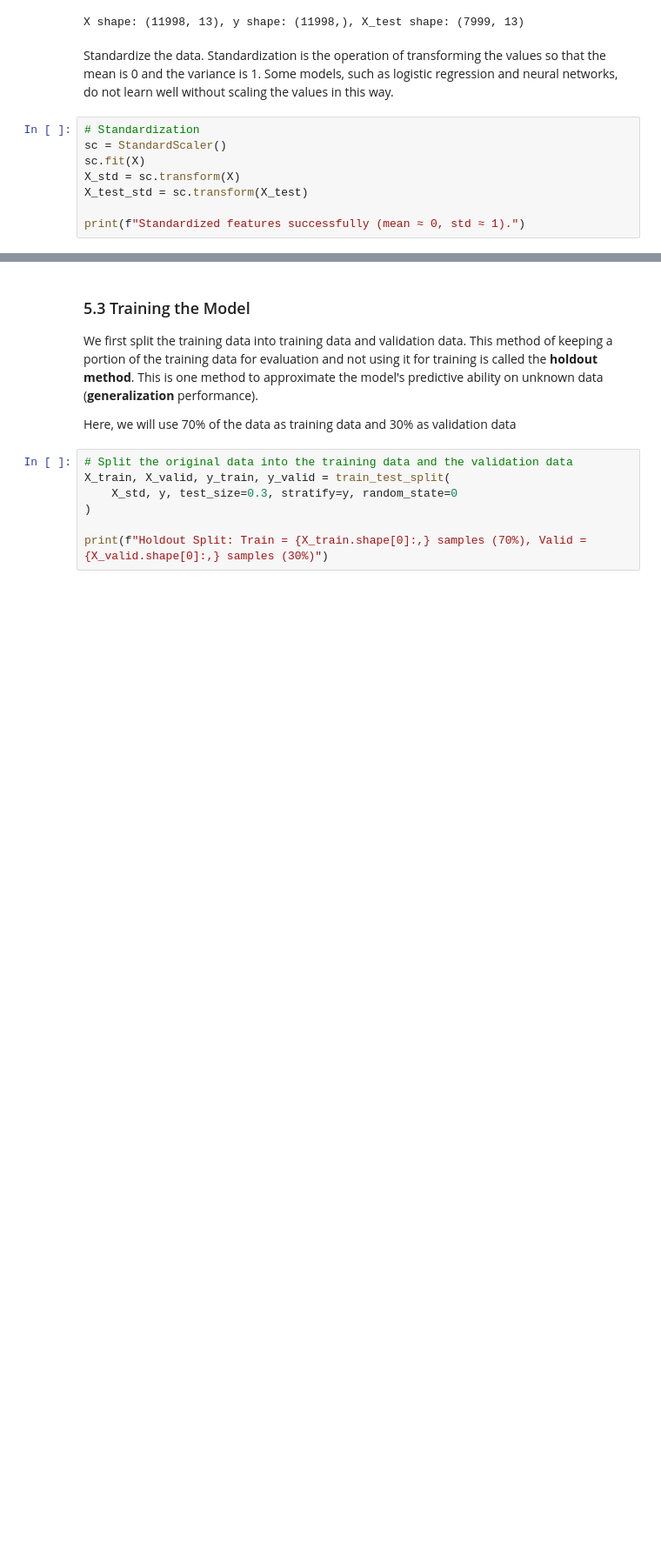
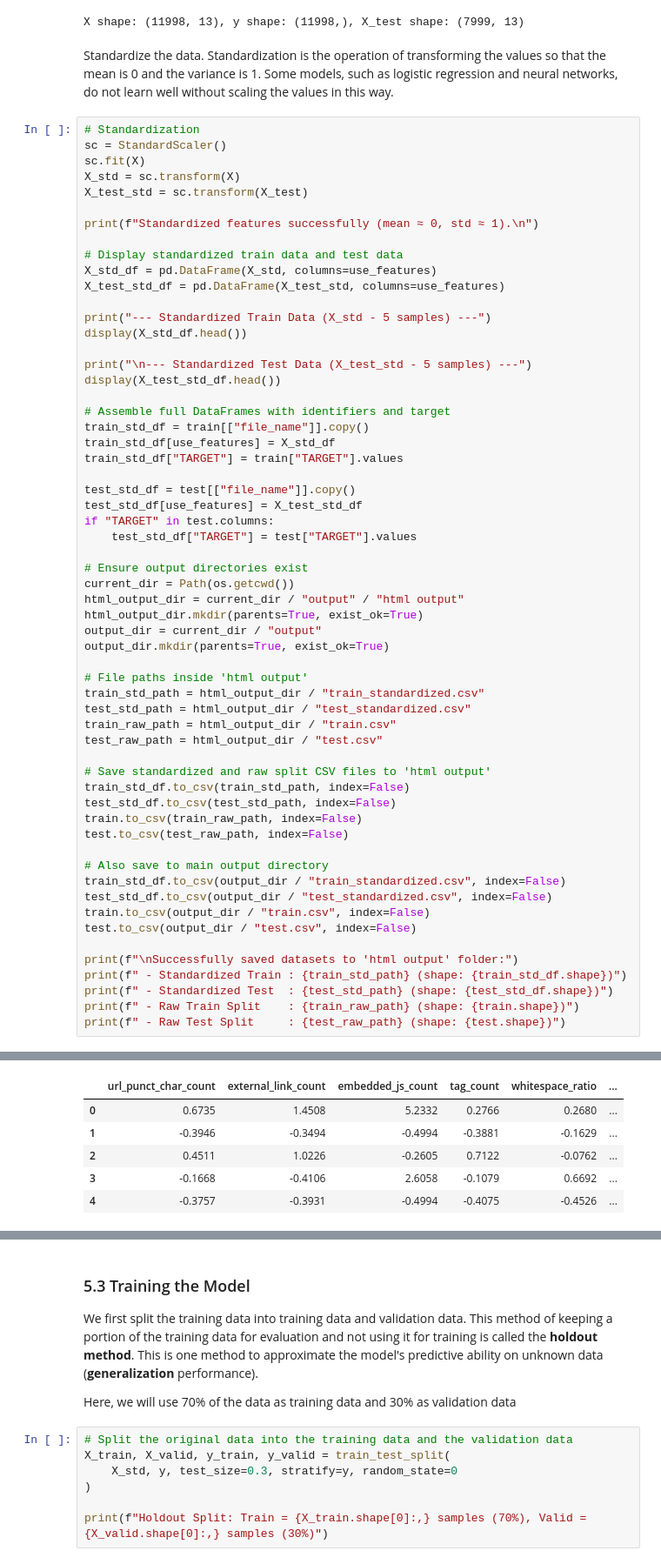
Before and after one commit to ChaiWork/ExplainPhish, a Jupyter notebook: googleCollab/explainPhishHTML.ipynb, the cells around one changed output, grey strips where cells are left out. Shown at 87% size. Saved outputs shown, nothing was run; the diff lists cells and outputs as text; blank space fills up the shorter version.

```diff
--- a/googleCollab/explainPhish.ipynb
+++ b/googleCollab/explainPhishHTML.ipynb
@@ -738,6 +737,57 @@ sc.fit(X)
 X_std = sc.transform(X)
 X_test_std = sc.transform(X_test)
 
-print(f"Standardized features successfully (mean ≈ 0, std ≈ 1).")
+print(f"Standardized features successfully (mean ≈ 0, std ≈ 1).\n")
+
+# Display standardized train data and test data
+X_std_df = pd.DataFrame(X_std, columns=use_features)
+X_test_std_df = pd.DataFrame(X_test_std, columns=use_features)
+
+print("--- Standardized Train Data (X_std - 5 samples) ---")
+display(X_std_df.head())
+
+print("\n--- Standardized Test Data (X_test_std - 5 samples) ---")
+display(X_test_std_df.head())
+
+# Assemble full DataFrames with identifiers and target
+train_std_df = train[["file_name"]].copy()
+train_std_df[use_features] = X_std_df
+train_std_df["TARGET"] = train["TARGET"].values
+
+test_std_df = test[["file_name"]].copy()
+test_std_df[use_features] = X_test_std_df
+if "TARGET" in test.columns:
+    test_std_df["TARGET"] = test["TARGET"].values
+
+# Ensure output directories exist
+current_dir = Path(os.getcwd())
+html_output_dir = current_dir / "output" / "html output"
+html_output_dir.mkdir(parents=True, exist_ok=True)
+output_dir = current_dir / "output"
+output_dir.mkdir(parents=True, exist_ok=True)
+
+# File paths inside 'html output'
+train_std_path = html_output_dir / "train_standardized.csv"
+test_std_path = html_output_dir / "test_standardized.csv"
+train_raw_path = html_output_dir / "train.csv"
+test_raw_path = html_output_dir / "test.csv"
+
+# Save standardized and raw split CSV files to 'html output'
+train_std_df.to_csv(train_std_path, index=False)
+test_std_df.to_csv(test_std_path, index=False)
+train.to_csv(train_raw_path, index=False)
+test.to_csv(test_raw_path, index=False)
+
+# Also save to main output directory
+train_std_df.to_csv(output_dir / "train_standardized.csv", index=False)
+test_std_df.to_csv(output_dir / "test_standardized.csv", index=False)
+train.to_csv(output_dir / "train.csv", index=False)
+test.to_csv(output_dir / "test.csv", index=False)
+
+print(f"\nSuccessfully saved datasets to 'html output' folder:")
+print(f" - Standardized Train : {train_std_path} (shape: {train_std_df.shape})")
+print(f" - Standardized Test  : {test_std_path} (shape: {test_std_df.shape})")
+print(f" - Raw Train Split    : {train_raw_path} (shape: {train.shape})")
+print(f" - Raw Test Split     : {test_raw_path} (shape: {test.shape})")
 # %% [output]
 Standardized features successfully (mean ≈ 0, std ≈ 1).
@@ -743,0 +796,6 @@ Standardized features successfully (mean ≈ 0, std ≈ 1).
+|  | url_punct_char_count | external_link_count | embedded_js_count | tag_count | whitespace_ratio | ... |
+| 0 | 0.6735 | 1.4508 | 5.2332 | 0.2766 | 0.2680 | ... |
+| 1 | -0.3946 | -0.3494 | -0.4994 | -0.3881 | -0.1629 | ... |
+| 2 | 0.4511 | 1.0226 | -0.2605 | 0.7122 | -0.0762 | ... |
+| 3 | -0.1668 | -0.4106 | 2.6058 | -0.1079 | 0.6692 | ... |
+| 4 | -0.3757 | -0.3931 | -0.4994 | -0.4075 | -0.4526 | ... |
```
Also changed, not shown: parts of 6 cells of this notebook, 7 other files.
